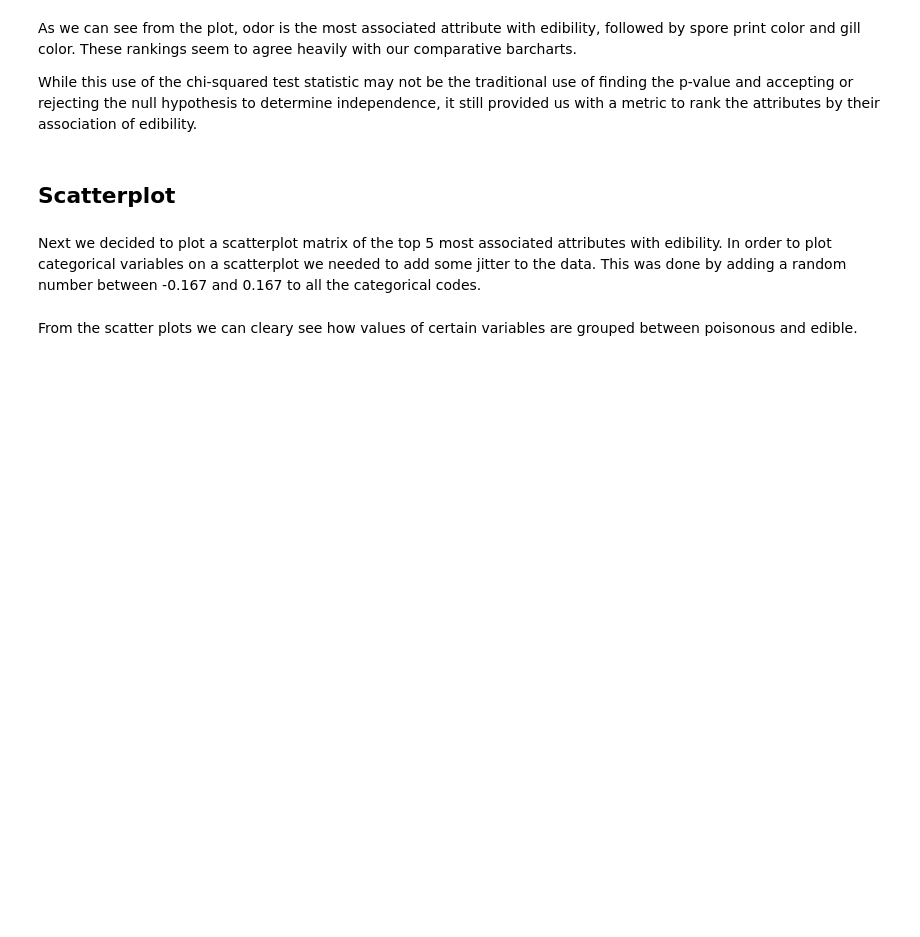
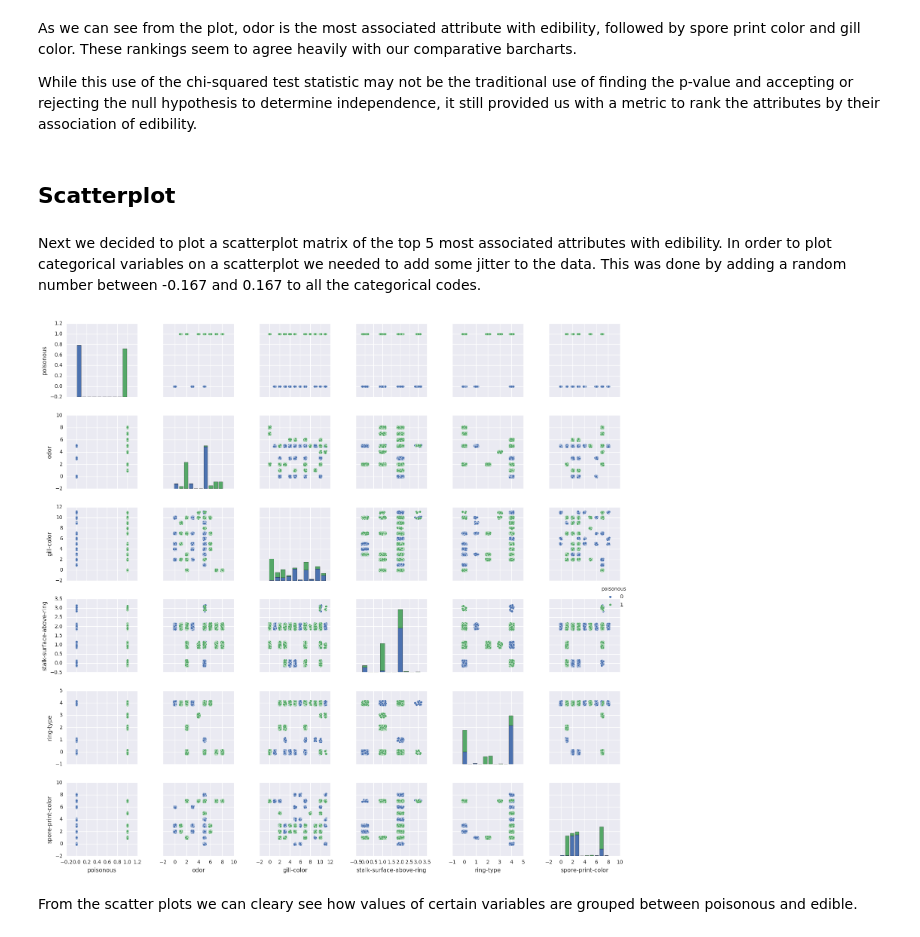
Before and after one commit to LukeWood/Mushroom-Classification, a Jupyter notebook: DraftReport.ipynb, the cells around one changed output. Cells and saved outputs as stored; diff of their text form; code cells hidden in the pictures; blank space fills up the shorter version.

```diff
--- a/DraftReport.ipynb
+++ b/DraftReport.ipynb
@@ -269,21 +283,25 @@ While this use of the chi-squared test statistic may not be the traditional use
 # %% [markdown]
 Next we decided to plot a scatterplot matrix of the top 5 most associated attributes with edibility. In order to plot categorical variables on a scatterplot we needed to add some jitter to the data. This was done by adding a random number between -0.167 and 0.167 to all the categorical codes.
 # %%
-df = shroom_dealer.get_data_frame()
+import seaborn as sns
+
+df = get_data_frame()
 for col in df:
     if col in ['odor', 'spore-print-color', 'gill-color', 'ring-type',
                'stalk-surface-above-ring']:
         df[col] = df[col].cat.codes + (np.random.rand(len(df),) - .5)/3
     elif col == 'poisonous':
         df[col] = df[col].cat.codes
     else:
         del df[col]
 
 g = sns.pairplot(df, hue='poisonous')
 plt.autoscale()
 plt.tight_layout()
 plt.show()
 plt.close()
+# %% [output]
+[figure, added]
 # %% [markdown]
 From the scatter plots we can cleary see how values of certain variables are grouped between poisonous and edible.
 # %% [markdown]
```
Also changed, not shown: parts of 10 cells of this notebook.
